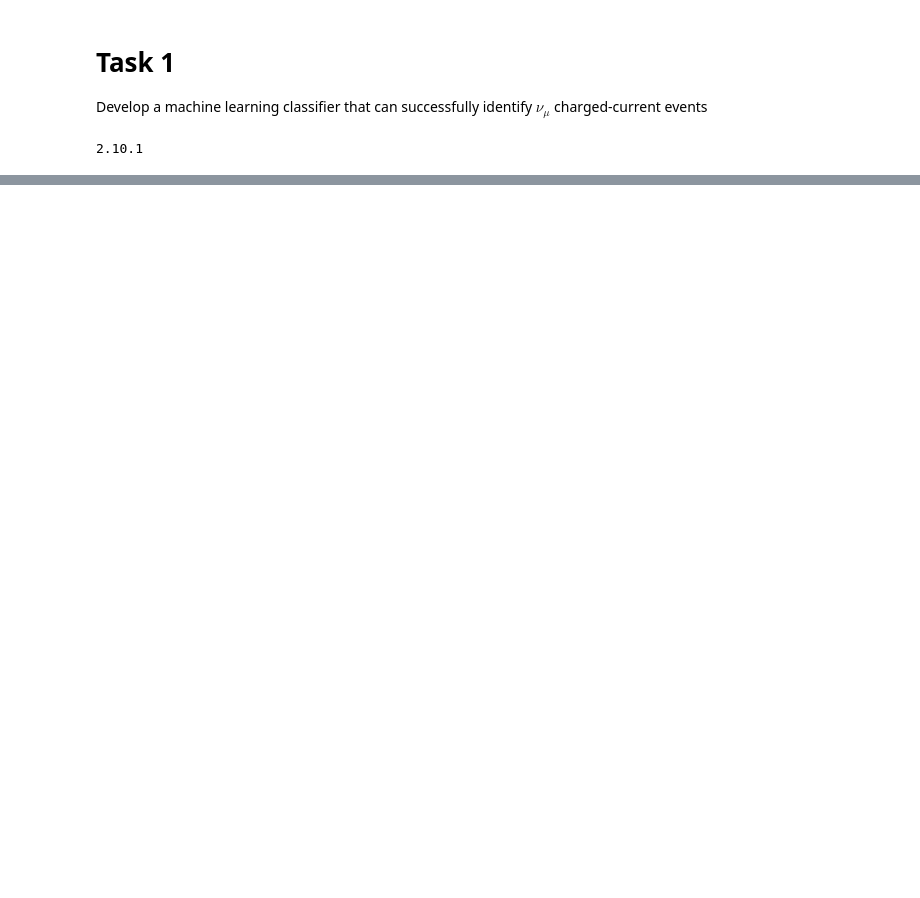
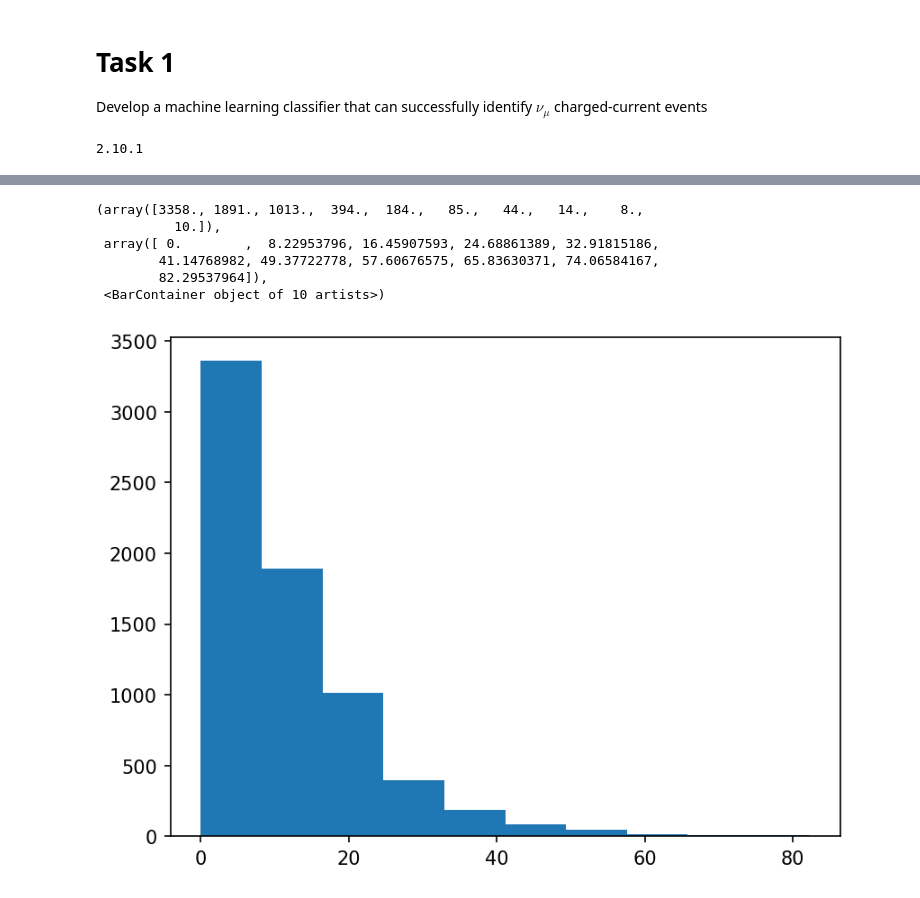
Before and after one commit to mixi26/Neutrino-Interactions, a Jupyter notebook: Task 1.ipynb, the cells around one changed output, grey strips where cells are left out. Cells and saved outputs as stored; diff of their text form; code cells hidden in the pictures; blank space fills up the shorter version.

```diff
--- a/Task 1.ipynb
+++ b/Task 1.ipynb
@@ -30,3 +135,16 @@ print(tf.__version__)
+# %%
+fs=np.array(df['neutrino']['finalstate'])
+nuenergy=np.array(df['neutrino']['nuenergy'])
+fig, ax = plt.subplots()
+ax.hist(nuenergy)
+# %% [output]
+(array([3358., 1891., 1013.,  394.,  184.,   85.,   44.,   14.,    8.,
+          10.]),
+ array([ 0.        ,  8.22953796, 16.45907593, 24.68861389, 32.91815186,
+        41.14768982, 49.37722778, 57.60676575, 65.83630371, 74.06584167,
+        82.29537964]),
+ <BarContainer object of 10 artists>)
+[figure, added]
 # %%
 # Load MNIST dataset
 mnist = keras.datasets.mnist
```
Also changed, not shown: parts of 6 cells of this notebook.
